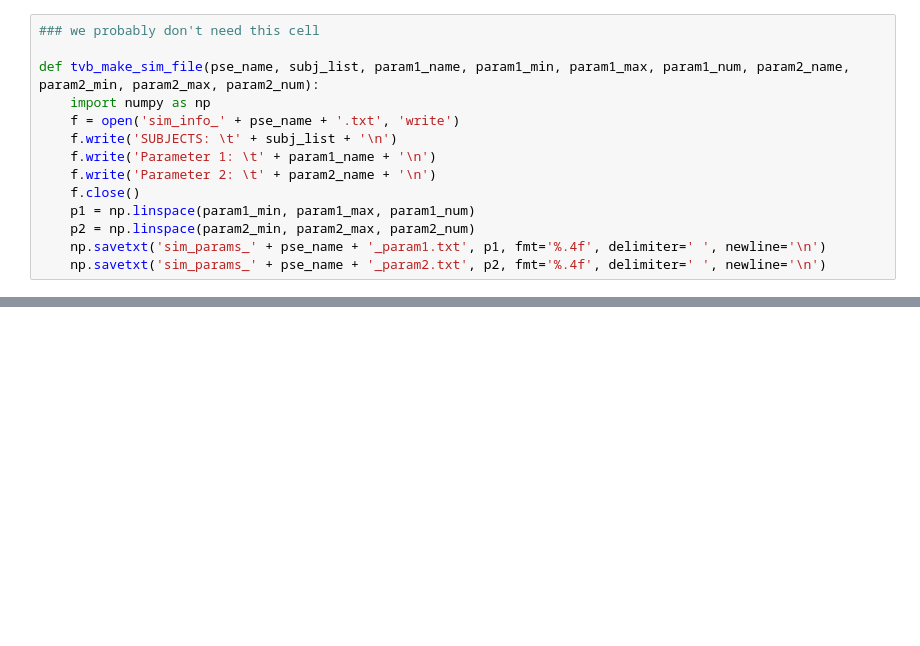
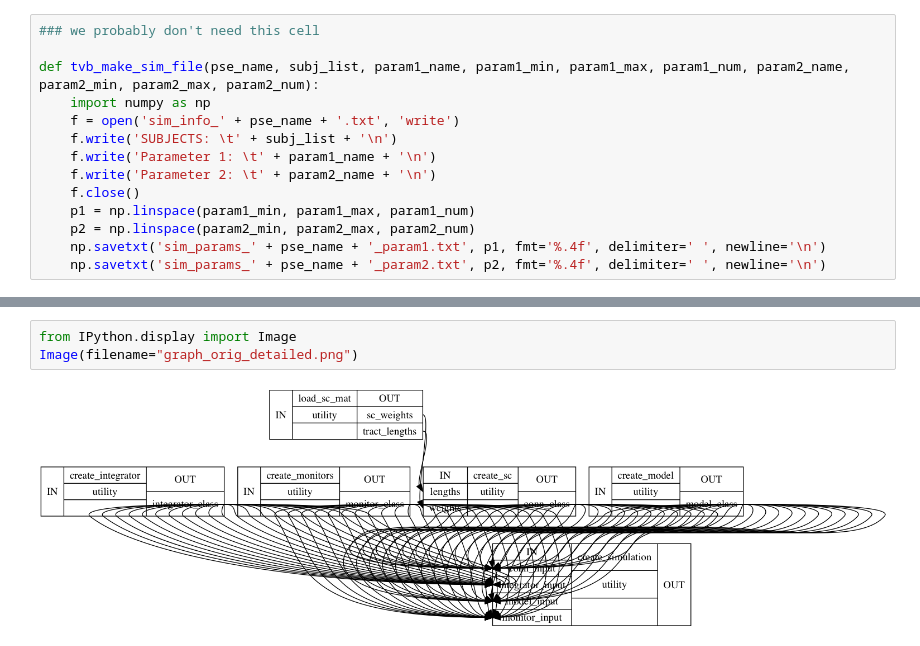
Before and after one commit to amandakeasson/tvb_nipype, a Jupyter notebook: tvb_nipype_interface.ipynb, the cells around one changed output, grey strips where cells are left out. Drawn from its saved outputs; the diff is of its cells as text; blank space fills up the shorter version.

```diff
--- a/tvb_nipype_interface.ipynb
+++ b/tvb_nipype_interface.ipynb
@@ -241,3 +240,8 @@ Image(filename="graph_orig.png")
+# %%
+from IPython.display import Image
+Image(filename="graph_orig_detailed.png")
+# %% [output]
+[figure, added]
 # %%
 #workflow.run('MultiProc', plugin_args={'n_procs': 10})
 # import sys, pickle, numpy
```
Also changed, not shown: parts of 12 cells of this notebook.
